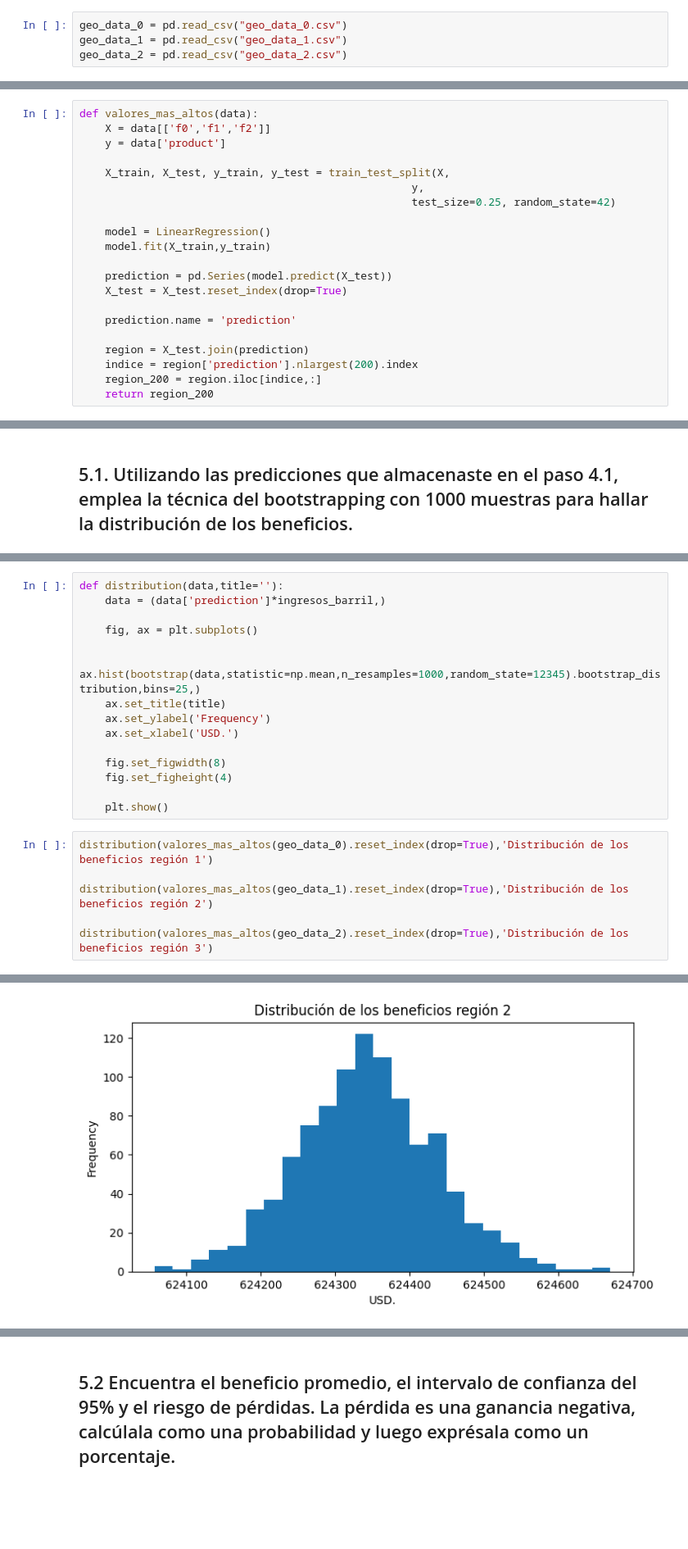
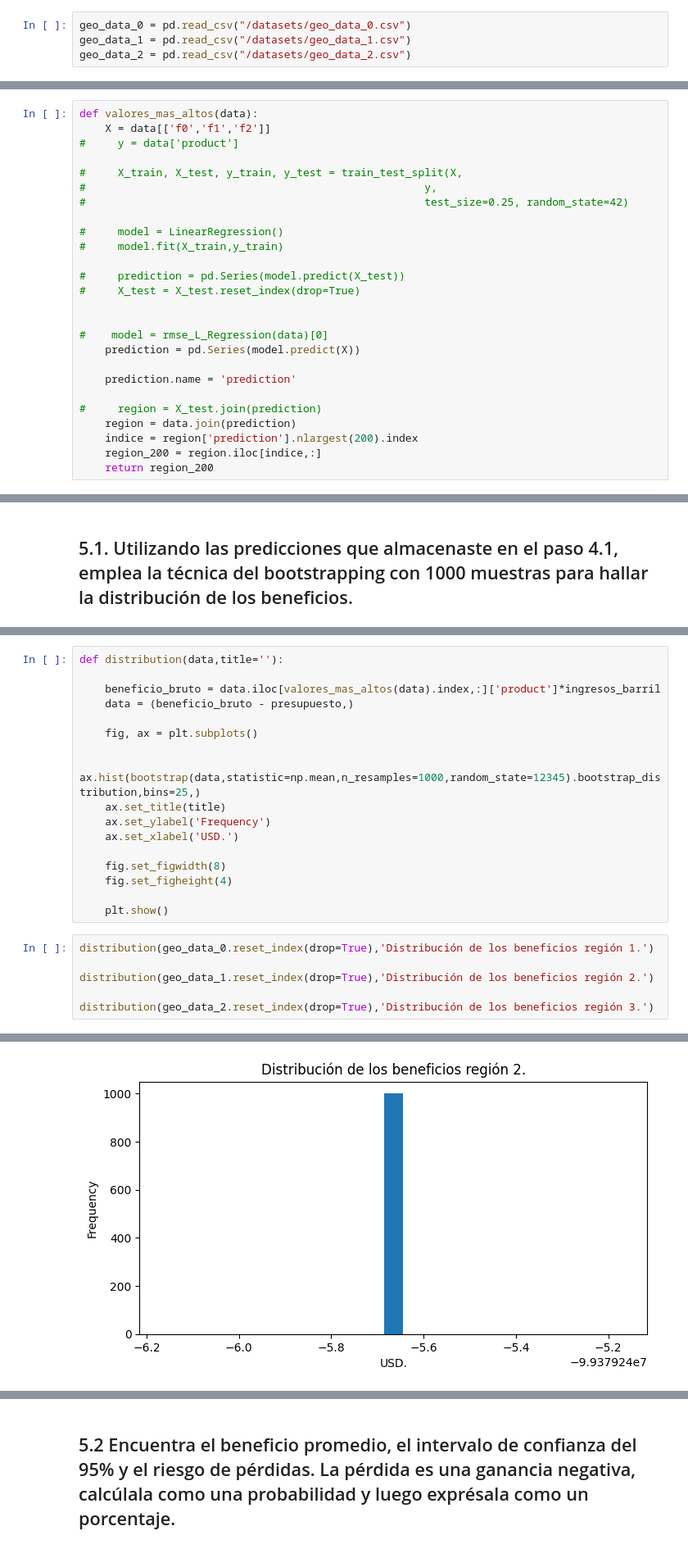
Before and after one commit to Car27VeP/AED_pozos_petroliferos, a Jupyter notebook: OilyGiant.ipynb, the cells around one changed output, grey strips where cells are left out. Shown at 82% size. Drawn from its saved outputs; the diff is of its cells as text; blank space fills up the shorter version.

```diff
--- a/OilyGiant.ipynb
+++ b/OilyGiant.ipynb
@@ -28,9 +106,9 @@ from scipy.stats import bootstrap, norm
 # %% [markdown]
 ## 2.2 Carga de datos.
 # %%
-geo_data_0 = pd.read_csv("geo_data_0.csv")
-geo_data_1 = pd.read_csv("geo_data_1.csv")
-geo_data_2 = pd.read_csv("geo_data_2.csv")
+geo_data_0 = pd.read_csv("/datasets/geo_data_0.csv")
+geo_data_1 = pd.read_csv("/datasets/geo_data_1.csv")
+geo_data_2 = pd.read_csv("/datasets/geo_data_2.csv")
 # %%
 print(geo_data_0.head(),"\n")
 print(geo_data_1.head(),"\n")
@@ -309,21 +422,26 @@ Ninguna de las regiones llega a la unidades de 111.1 barriles o 500 000 dólares
 # %%
 def valores_mas_altos(data):
     X = data[['f0','f1','f2']]
-    y = data['product']
+#     y = data['product']
 
-    X_train, X_test, y_train, y_test = train_test_split(X,
-                                                    y,
-                                                    test_size=0.25, random_state=42)
+#     X_train, X_test, y_train, y_test = train_test_split(X,
+#                                                     y,
+#                                                     test_size=0.25, random_state=42)
 
-    model = LinearRegression()
-    model.fit(X_train,y_train)
+#     model = LinearRegression()
+#     model.fit(X_train,y_train)
 
-    prediction = pd.Series(model.predict(X_test))
-    X_test = X_test.reset_index(drop=True)
+#     prediction = pd.Series(model.predict(X_test))
+#     X_test = X_test.reset_index(drop=True)
+
+
+#    model = rmse_L_Regression(data)[0]
+    prediction = pd.Series(model.predict(X))
 
     prediction.name = 'prediction'
 
-    region = X_test.join(prediction)
+#     region = X_test.join(prediction)
+    region = data.join(prediction)
     indice = region['prediction'].nlargest(200).index
     region_200 = region.iloc[indice,:]
     return region_200
@@ -368,6 +594,8 @@ main_wells = valores_mas_altos(geo_data_0).reset_index(drop=True)
 # %%
 def distribution(data,title=''):
-    data = (data['prediction']*ingresos_barril,)
+
+    beneficio_bruto = data.iloc[valores_mas_altos(data).index,:]['product']*ingresos_barril
+    data = (beneficio_bruto - presupuesto,)
 
     fig, ax = plt.subplots()
 
@@ -381,9 +609,9 @@ def distribution(data,title=''):
 
     plt.show()
 # %%
-distribution(valores_mas_altos(geo_data_0).reset_index(drop=True),'Distribución de los beneficios región 1')
+distribution(geo_data_0.reset_index(drop=True),'Distribución de los beneficios región 1.')
 
-distribution(valores_mas_altos(geo_data_1).reset_index(drop=True),'Distribución de los beneficios región 2')
+distribution(geo_data_1.reset_index(drop=True),'Distribución de los beneficios región 2.')
 
-distribution(valores_mas_altos(geo_data_2).reset_index(drop=True),'Distribución de los beneficios región 3')
+distribution(geo_data_2.reset_index(drop=True),'Distribución de los beneficios región 3.')
 # %% [output]
@@ -391 +619 @@ distribution(valores_mas_altos(geo_data_2).reset_index(drop=True),'Distribución
-[figure, old version]
+[figure, new version]
```
Also changed, not shown: parts of 60 cells of this notebook.
